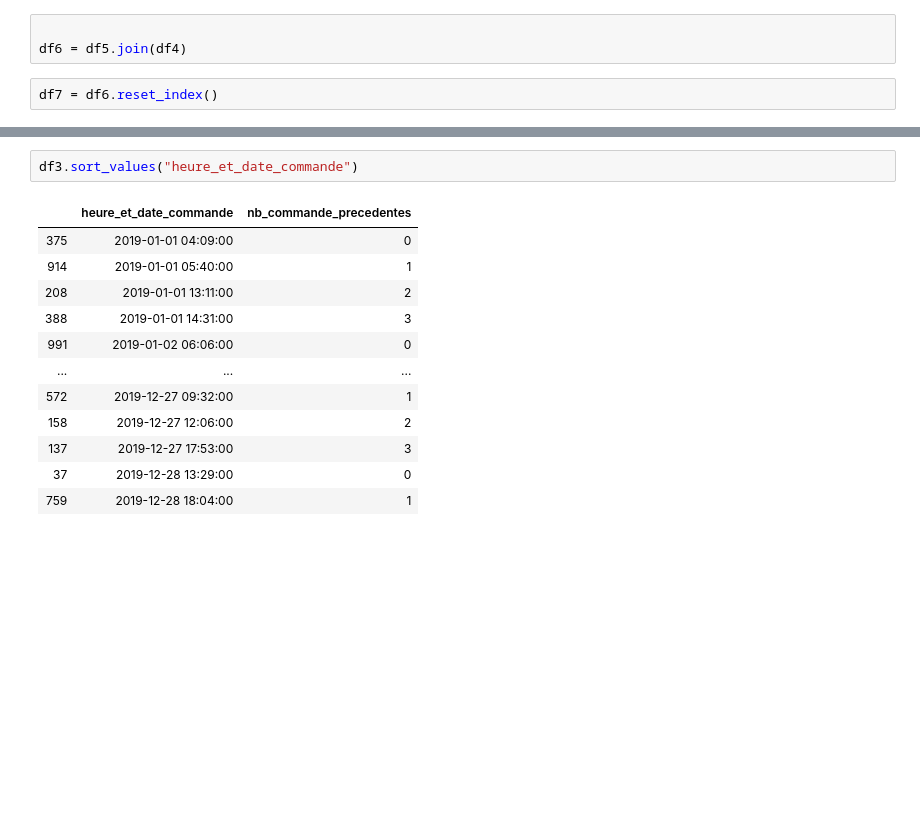
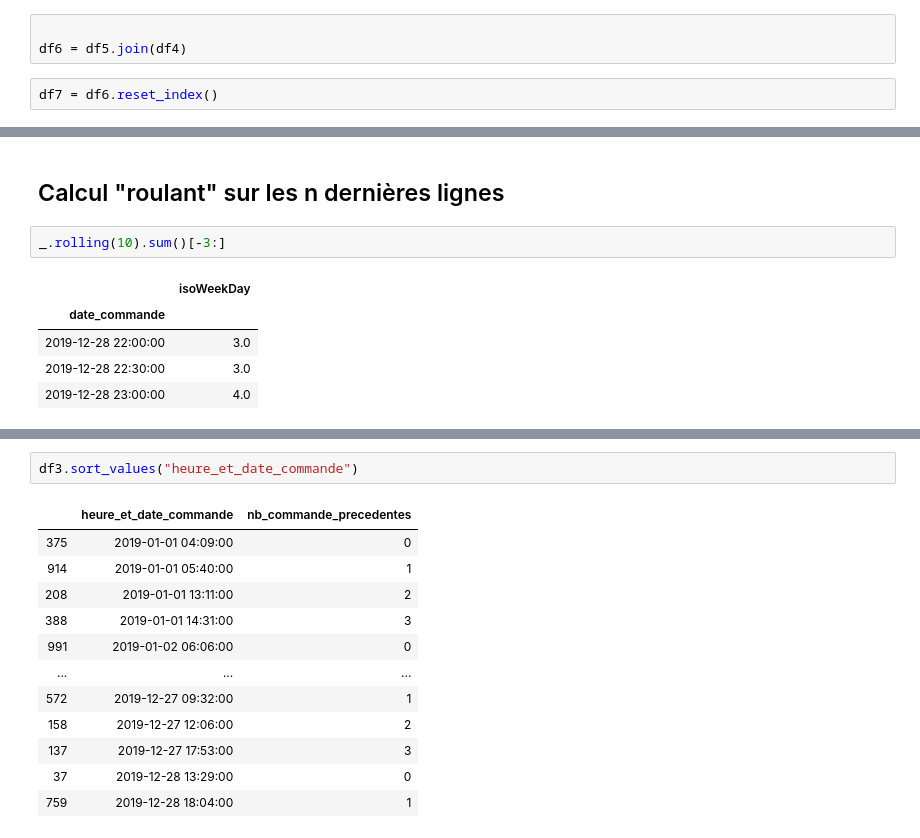
Before and after one commit to Veinozor8047/esilv_5a, a Jupyter notebook: simulation_envoi_colis.ipynb, the cells around one changed output, grey strips where cells are left out. Saved outputs shown, nothing was run; the diff lists cells and outputs as text; blank space fills up the shorter version.

```diff
--- a/simulation_envoi_colis.ipynb
+++ b/simulation_envoi_colis.ipynb
@@ -150,0 +182,10 @@ df7.pivot_table(index=["date_commande", "nb_commande_precedentes"])
+# %% [markdown]
+## Calcul "roulant" sur les n dernières lignes
+# %%
+_.rolling(10).sum()[-3:]
+# %% [output]
+|  | isoWeekDay |
+| date_commande |  |
+| 2019-12-28 22:00:00 | 3.0 |
+| 2019-12-28 22:30:00 | 3.0 |
+| 2019-12-28 23:00:00 | 4.0 |
```
Also changed, not shown: parts of 10 cells of this notebook.
